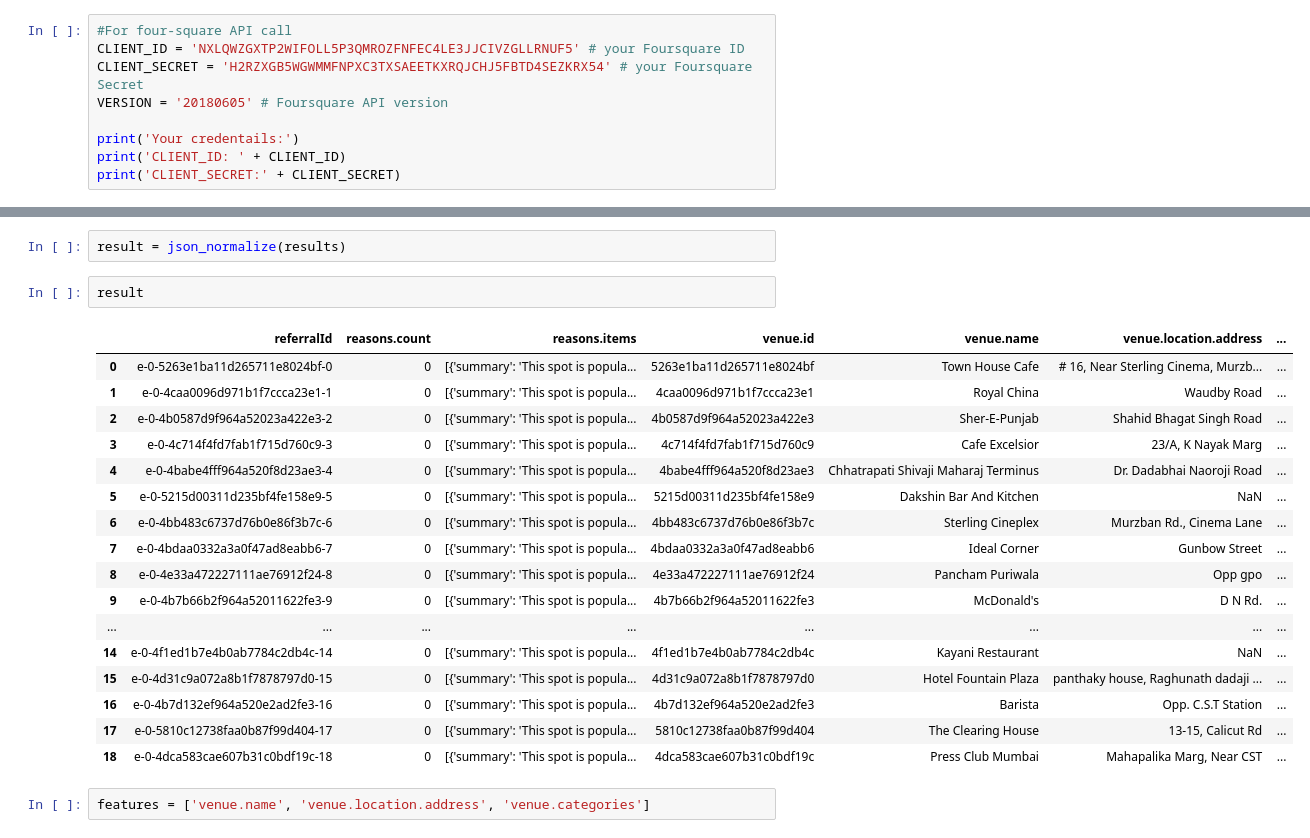
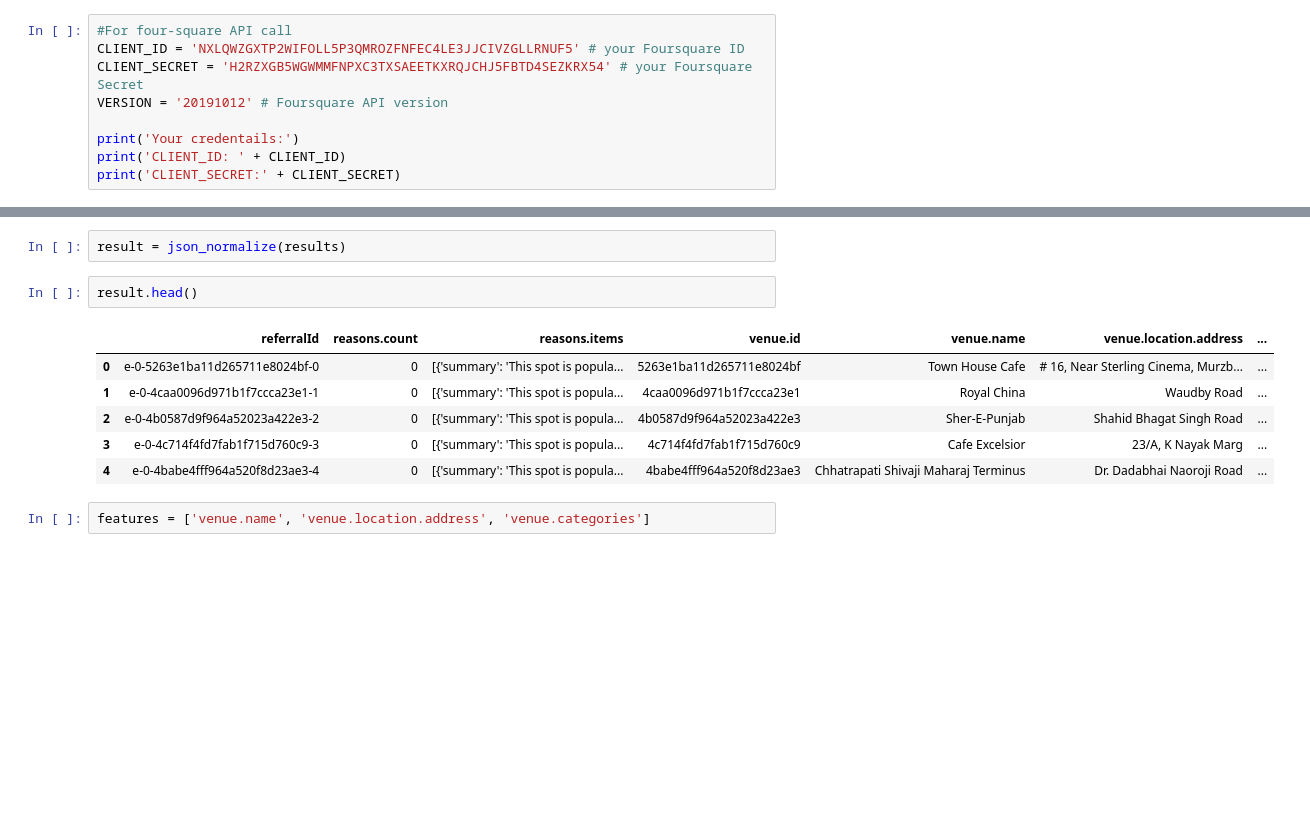
Before and after one commit to aditya-saurabh/Coursera_Capstone, a Jupyter notebook: Bombay_Neighbourhood_Battle.ipynb, the cells around one changed output, grey strips where cells are left out. Drawn from its saved outputs; the diff is of its cells as text; blank space fills up the shorter version.

```diff
--- a/Bombay_Neighbourhood_Battle.ipynb
+++ b/Bombay_Neighbourhood_Battle.ipynb
@@ -11,7 +17,7 @@ from pandas.io.json import json_normalize
 #For four-square API call
 CLIENT_ID = 'NXLQWZGXTP2WIFOLL5P3QMROZFNFEC4LE3JJCIVZGLLRNUF5' # your Foursquare ID
 CLIENT_SECRET = 'H2RZXGB5WGWMMFNPXC3TXSAEETKXRQJCHJ5FBTD4SEZKRX54' # your Foursquare Secret
-VERSION = '20180605' # Foursquare API version
+VERSION = '20191012' # Foursquare API version
 
 print('Your credentails:')
 print('CLIENT_ID: ' + CLIENT_ID)
@@ -199,25 +211,14 @@ results = results['response']['groups'][0]['items']
 # %%
 result = json_normalize(results)
 # %%
-result
+result.head()
 # %% [output]
 |  | referralId | reasons.count | reasons.items | venue.id | venue.name | venue.location.address | ... |
 | 0 | e-0-5263e1ba11d265711e8024bf-0 | 0 | [{'summary': 'This spot is popula... | 5263e1ba11d265711e8024bf | Town House Cafe | # 16, Near Sterling Cinema, Murzb... | ... |
 | 1 | e-0-4caa0096d971b1f7ccca23e1-1 | 0 | [{'summary': 'This spot is popula... | 4caa0096d971b1f7ccca23e1 | Royal China | Waudby Road | ... |
 | 2 | e-0-4b0587d9f964a52023a422e3-2 | 0 | [{'summary': 'This spot is popula... | 4b0587d9f964a52023a422e3 | Sher-E-Punjab | Shahid Bhagat Singh Road | ... |
 | 3 | e-0-4c714f4fd7fab1f715d760c9-3 | 0 | [{'summary': 'This spot is popula... | 4c714f4fd7fab1f715d760c9 | Cafe Excelsior | 23/A, K Nayak Marg | ... |
 | 4 | e-0-4babe4fff964a520f8d23ae3-4 | 0 | [{'summary': 'This spot is popula... | 4babe4fff964a520f8d23ae3 | Chhatrapati Shivaji Maharaj Terminus | Dr. Dadabhai Naoroji Road | ... |
-| 5 | e-0-5215d00311d235bf4fe158e9-5 | 0 | [{'summary': 'This spot is popula... | 5215d00311d235bf4fe158e9 | Dakshin Bar And Kitchen | NaN | ... |
-| 6 | e-0-4bb483c6737d76b0e86f3b7c-6 | 0 | [{'summary': 'This spot is popula... | 4bb483c6737d76b0e86f3b7c | Sterling Cineplex | Murzban Rd., Cinema Lane | ... |
-| 7 | e-0-4bdaa0332a3a0f47ad8eabb6-7 | 0 | [{'summary': 'This spot is popula... | 4bdaa0332a3a0f47ad8eabb6 | Ideal Corner | Gunbow Street | ... |
-| 8 | e-0-4e33a472227111ae76912f24-8 | 0 | [{'summary': 'This spot is popula... | 4e33a472227111ae76912f24 | Pancham Puriwala | Opp gpo | ... |
-| 9 | e-0-4b7b66b2f964a52011622fe3-9 | 0 | [{'summary': 'This spot is popula... | 4b7b66b2f964a52011622fe3 | McDonald's | D N Rd. | ... |
-| ... | ... | ... | ... | ... | ... | ... | ... |
-| 14 | e-0-4f1ed1b7e4b0ab7784c2db4c-14 | 0 | [{'summary': 'This spot is popula... | 4f1ed1b7e4b0ab7784c2db4c | Kayani Restaurant | NaN | ... |
-| 15 | e-0-4d31c9a072a8b1f7878797d0-15 | 0 | [{'summary': 'This spot is popula... | 4d31c9a072a8b1f7878797d0 | Hotel Fountain Plaza | panthaky house, Raghunath dadaji ... | ... |
-| 16 | e-0-4b7d132ef964a520e2ad2fe3-16 | 0 | [{'summary': 'This spot is popula... | 4b7d132ef964a520e2ad2fe3 | Barista | Opp. C.S.T Station | ... |
-| 17 | e-0-5810c12738faa0b87f99d404-17 | 0 | [{'summary': 'This spot is popula... | 5810c12738faa0b87f99d404 | The Clearing House | 13-15, Calicut Rd | ... |
-| 18 | e-0-4dca583cae607b31c0bdf19c-18 | 0 | [{'summary': 'This spot is popula... | 4dca583cae607b31c0bdf19c | Press Club Mumbai | Mahapalika Marg, Near CST | ... |
 # %%
 features = ['venue.name', 'venue.location.address', 'venue.categories']
 # %%
```
Also changed, not shown: parts of 34 cells of this notebook.
